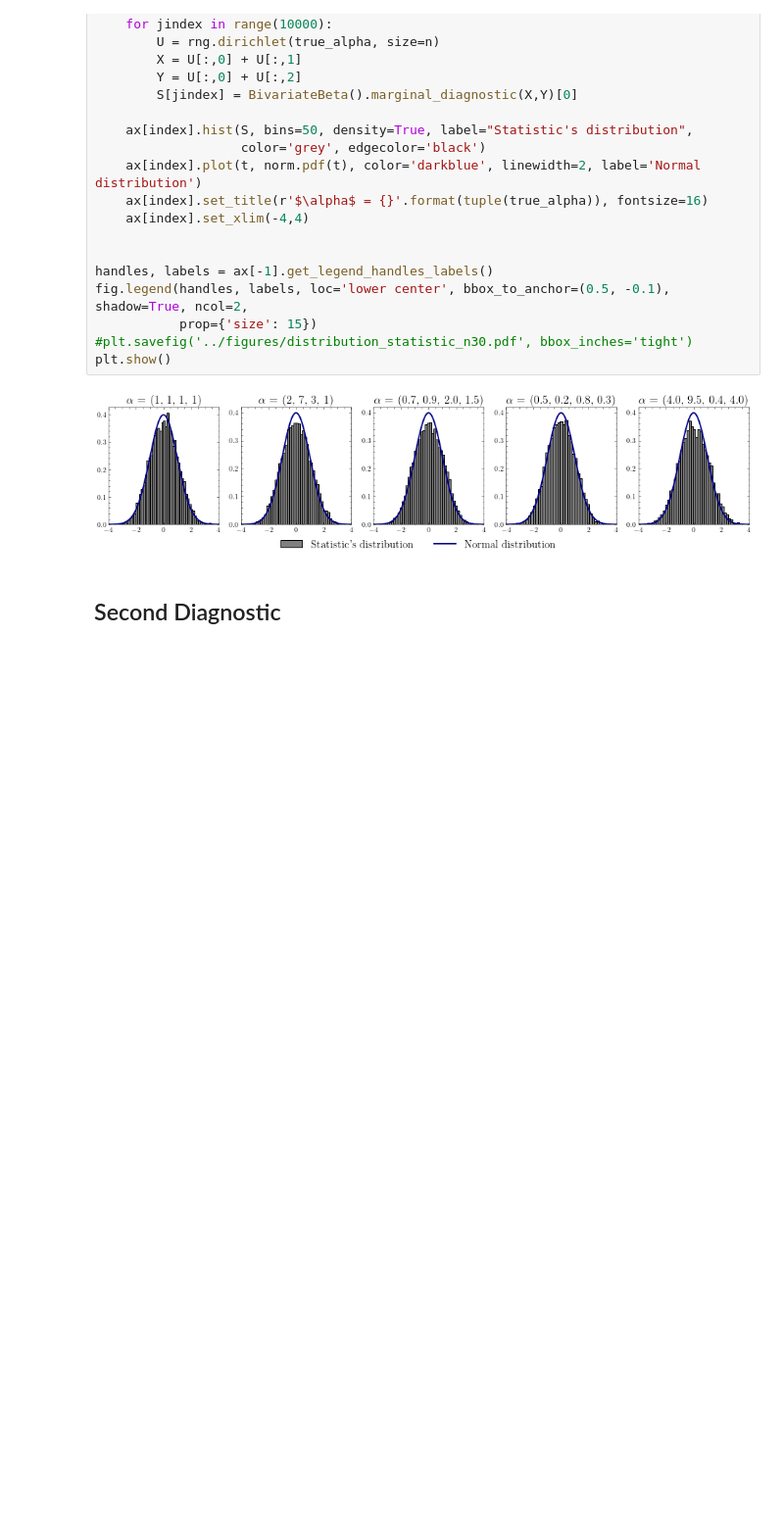
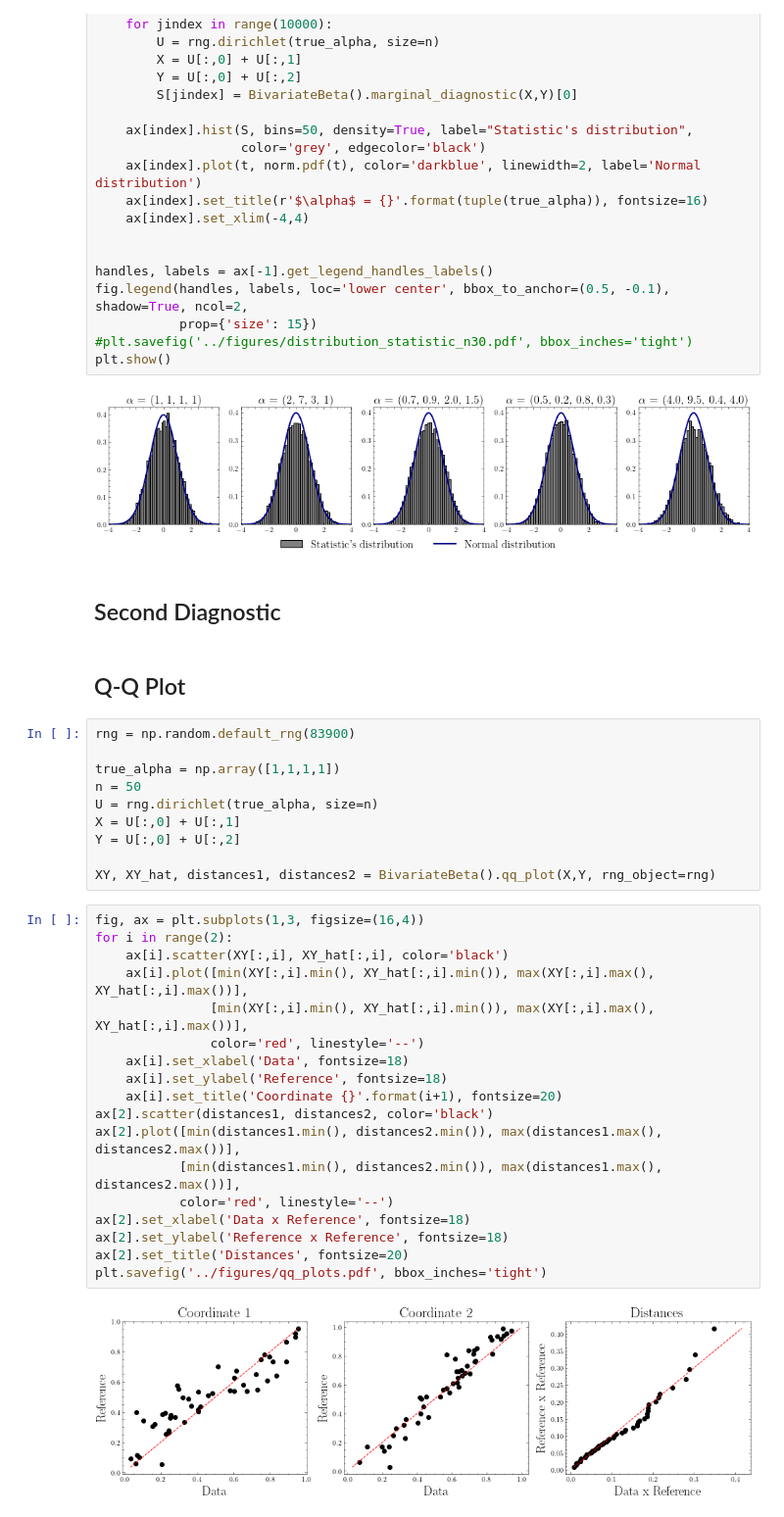
Before and after one commit to lucasmoschen/bivariate-beta, a Jupyter notebook: notebooks/images_paper.ipynb, the cells around one changed output. Shown at 98% size. Drawn from its saved outputs; the diff is of its cells as text; blank space fills up the shorter version.

```diff
--- a/notebooks/images_paper.ipynb
+++ b/notebooks/images_paper.ipynb
@@ -540,3 +540,35 @@ plt.show()
 [figure]
 # %% [markdown]
 ## Second Diagnostic
+# %% [markdown]
+## Q-Q Plot
+# %%
+rng = np.random.default_rng(83900)
+
+true_alpha = np.array([1,1,1,1])
+n = 50
+U = rng.dirichlet(true_alpha, size=n)
+X = U[:,0] + U[:,1]
+Y = U[:,0] + U[:,2]
+
+XY, XY_hat, distances1, distances2 = BivariateBeta().qq_plot(X,Y, rng_object=rng)
+# %%
+fig, ax = plt.subplots(1,3, figsize=(16,4))
+for i in range(2):
+    ax[i].scatter(XY[:,i], XY_hat[:,i], color='black')
+    ax[i].plot([min(XY[:,i].min(), XY_hat[:,i].min()), max(XY[:,i].max(), XY_hat[:,i].max())],
+               [min(XY[:,i].min(), XY_hat[:,i].min()), max(XY[:,i].max(), XY_hat[:,i].max())],
+               color='red', linestyle='--')
+    ax[i].set_xlabel('Data', fontsize=18)
+    ax[i].set_ylabel('Reference', fontsize=18)
+    ax[i].set_title('Coordinate {}'.format(i+1), fontsize=20)
+ax[2].scatter(distances1, distances2, color='black')
+ax[2].plot([min(distances1.min(), distances2.min()), max(distances1.max(), distances2.max())],
+           [min(distances1.min(), distances2.min()), max(distances1.max(), distances2.max())],
+           color='red', linestyle='--')
+ax[2].set_xlabel('Data x Reference', fontsize=18)
+ax[2].set_ylabel('Reference x Reference', fontsize=18)
+ax[2].set_title('Distances', fontsize=20)
+plt.savefig('../figures/qq_plots.pdf', bbox_inches='tight')
+# %% [output]
+[figure, added]
```
Also changed, not shown: parts of 2 cells of this notebook, 3 other files.
